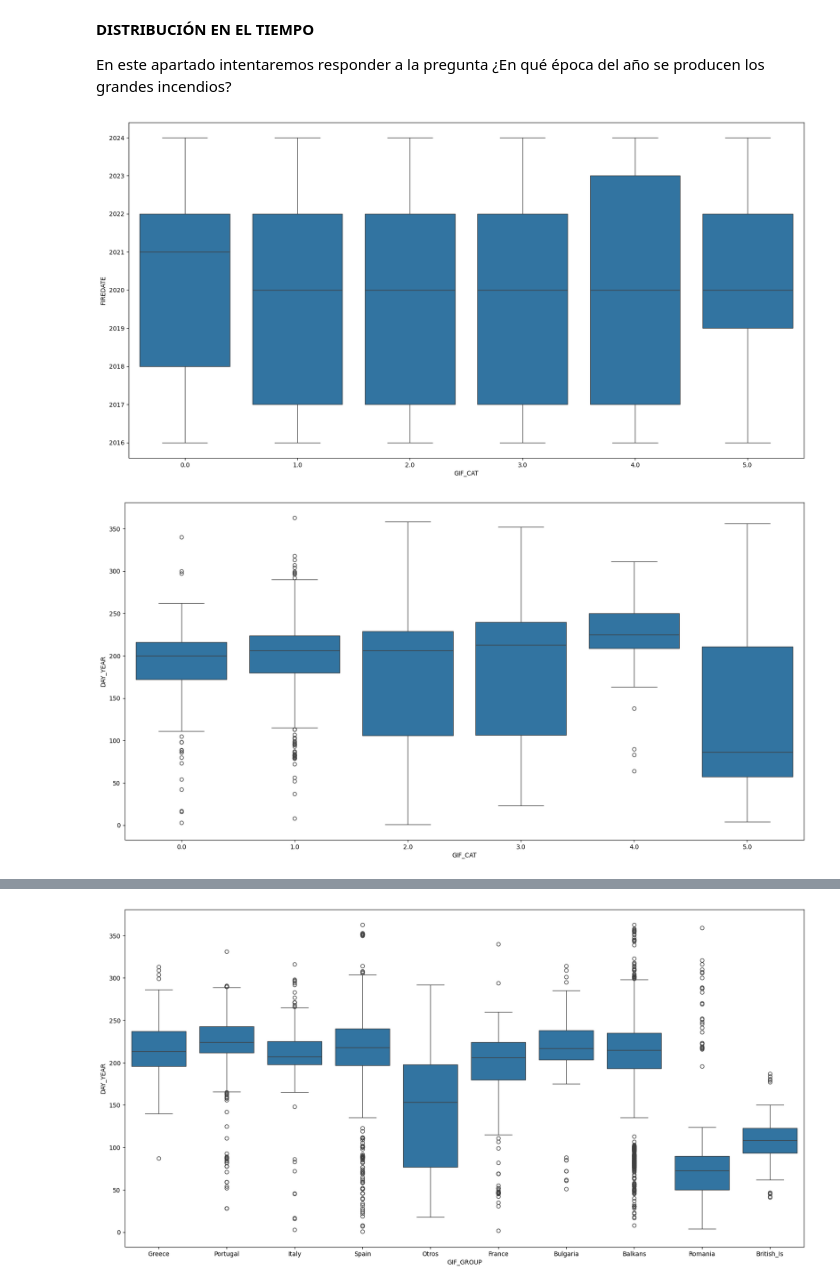
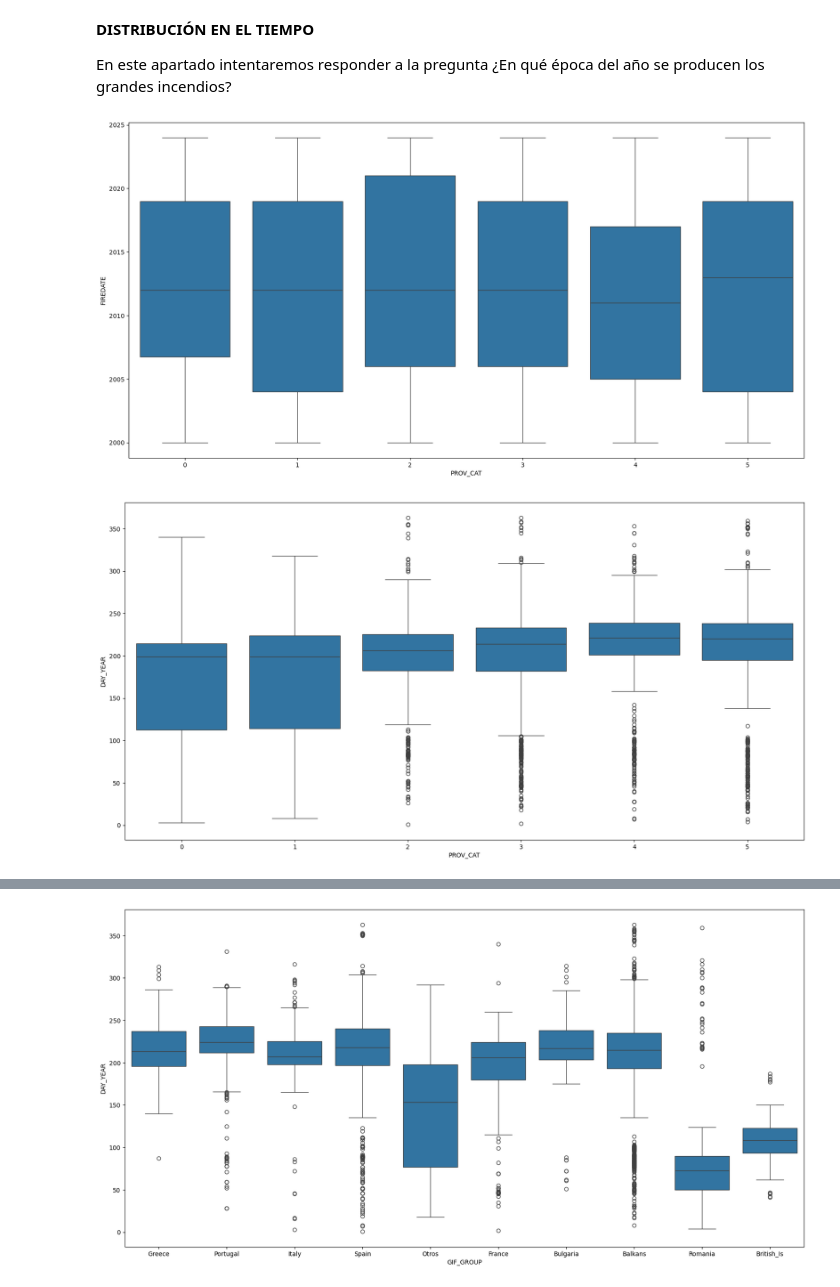
Before and after one commit to vrieraj/EDA_EFFIS, a Jupyter notebook: EDA_EFFIS.ipynb, the cells around one changed output, grey strips where cells are left out. Drawn from its saved outputs; the diff is of its cells as text; code cells hidden in the pictures.

```diff
--- a/EDA_EFFIS.ipynb
+++ b/EDA_EFFIS.ipynb
@@ -432,7 +433,8 @@ categorias
 # Asignamos a cada incendio su categoría, creando para ello una nueva variable
 
 for provincia, categoria in categorias.items():
-    effis.loc[effis.PROVINCE == provincia, 'GIF_CAT'] = categoria.astype(int)
+    effis.loc[effis.PROVINCE == provincia, 'PROV_CAT'] = categoria
+effis.PROV_CAT = effis.PROV_CAT.astype(int)
 
-effis.GIF_CAT.value_counts(dropna=False)
+effis.PROV_CAT.value_counts(dropna=False)
 # %% [output]
@@ -468,14 +475,17 @@ En este apartado intentaremos responder a la pregunta ¿En qué época del año
 # Aquí vemos que los datos están demasiado agrupados (y las zonas parece no guardar ninguna relación entre ellas)
 
 plt.figure(figsize=(20, 10))
-sns.boxplot(effis, x='GIF_CAT', y=effis.FIREDATE.dt.year);
+sns.boxplot(effis, x='PROV_CAT', y=effis.FIREDATE.dt.year);
 # %% [output]
-[figure, old version]
+[figure, new version]
 # %%
+# Aquí sí podemos ver que algunas zonas con alta incidencia de grandes incendios
+# los sufren en invierno y primavera
+
 plt.figure(figsize=(20, 10))
-sns.boxplot(effis, x='GIF_CAT', y='DAY_YEAR');
+sns.boxplot(effis, x='PROV_CAT', y='DAY_YEAR');
 # %% [output]
-[figure, old version]
+[figure, new version]
 # %%
 # Distribución por países. Aquí ya vemos por ejemplo que Rumanía tiene un 'problema' reciente, seguido de los Balcanes y las Islas Británicas
 
```
Also changed, not shown: parts of 34 cells of this notebook.
